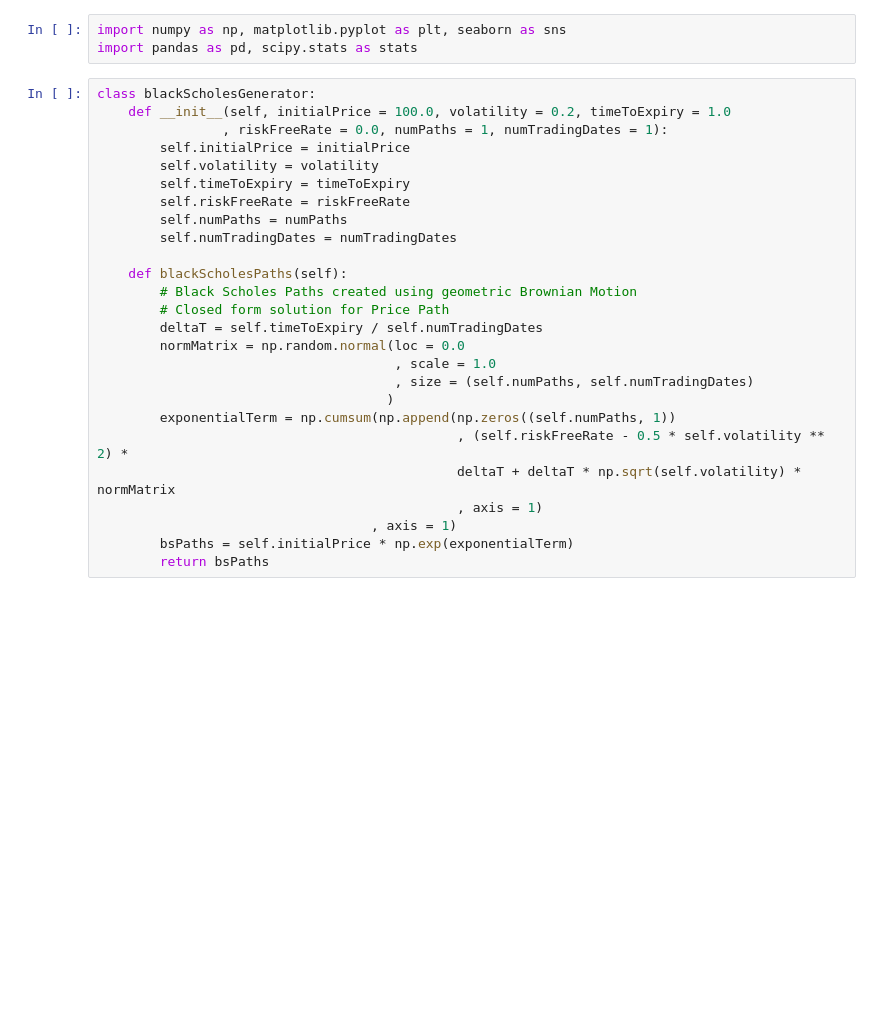
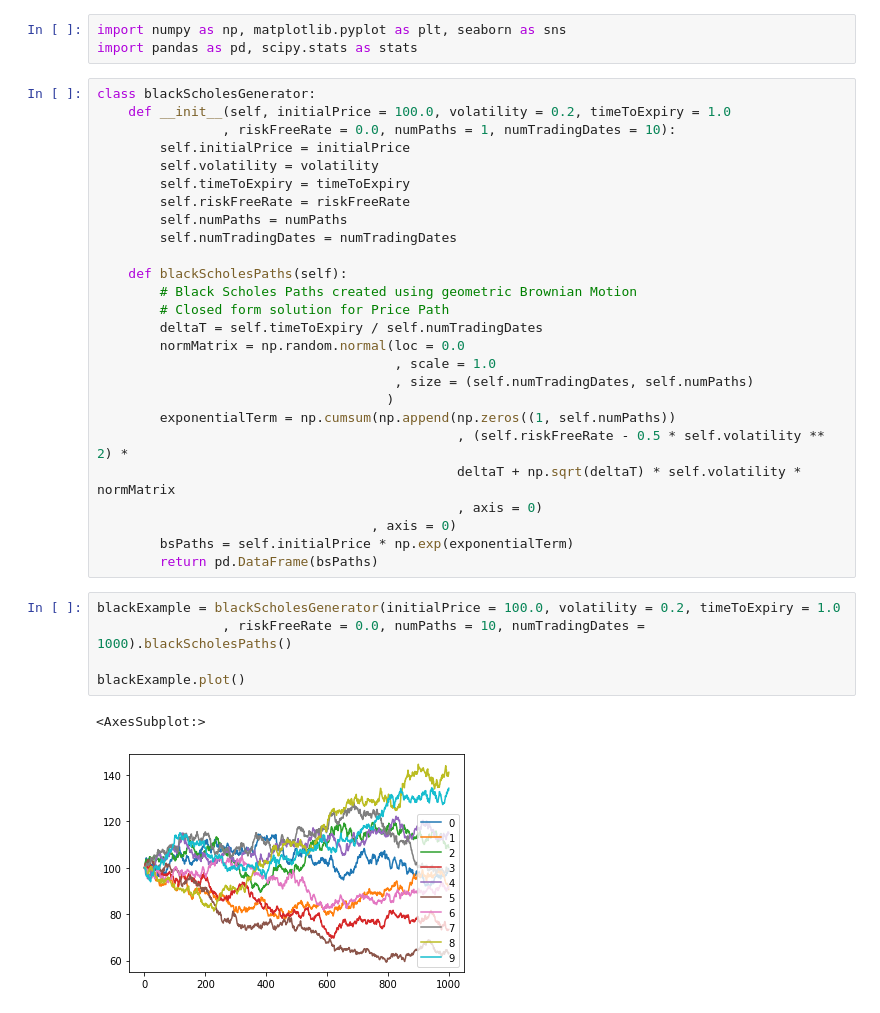
Before and after one commit to JurajZelman/deep-hedging, a Jupyter notebook: Brownian Motion Simulation.ipynb, the cells around one changed output. Saved outputs shown, nothing was run; the diff lists cells and outputs as text; blank space fills up the shorter version.

Commit message:
fix bs generator

```diff
--- a/Brownian Motion Simulation.ipynb
+++ b/Brownian Motion Simulation.ipynb
@@ -4,7 +4,7 @@ import pandas as pd, scipy.stats as stats
 # %%
 class blackScholesGenerator:
     def __init__(self, initialPrice = 100.0, volatility = 0.2, timeToExpiry = 1.0
-                , riskFreeRate = 0.0, numPaths = 1, numTradingDates = 1):
+                , riskFreeRate = 0.0, numPaths = 1, numTradingDates = 10):
         self.initialPrice = initialPrice
         self.volatility = volatility
         self.timeToExpiry = timeToExpiry
@@ -18,12 +18,20 @@ class blackScholesGenerator:
         deltaT = self.timeToExpiry / self.numTradingDates
         normMatrix = np.random.normal(loc = 0.0
                                       , scale = 1.0
-                                      , size = (self.numPaths, self.numTradingDates)
+                                      , size = (self.numTradingDates, self.numPaths)
                                      )
-        exponentialTerm = np.cumsum(np.append(np.zeros((self.numPaths, 1))
+        exponentialTerm = np.cumsum(np.append(np.zeros((1, self.numPaths))
                                               , (self.riskFreeRate - 0.5 * self.volatility ** 2) *
-                                              deltaT + deltaT * np.sqrt(self.volatility) * normMatrix
-                                              , axis = 1)
-                                   , axis = 1)
+                                              deltaT + np.sqrt(deltaT) * self.volatility * normMatrix
+                                              , axis = 0)
+                                   , axis = 0)
         bsPaths = self.initialPrice * np.exp(exponentialTerm)
-        return bsPaths
+        return pd.DataFrame(bsPaths)
+# %%
+blackExample = blackScholesGenerator(initialPrice = 100.0, volatility = 0.2, timeToExpiry = 1.0
+                , riskFreeRate = 0.0, numPaths = 10, numTradingDates = 1000).blackScholesPaths()
+
+blackExample.plot()
+# %% [output]
+<AxesSubplot:>
+[figure, added]
```
